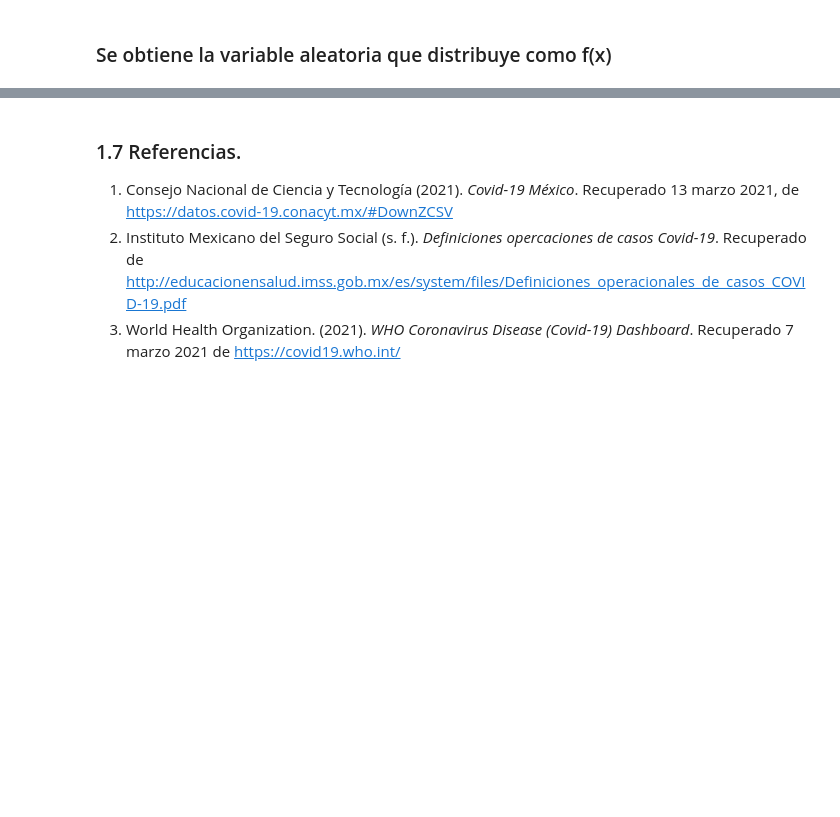
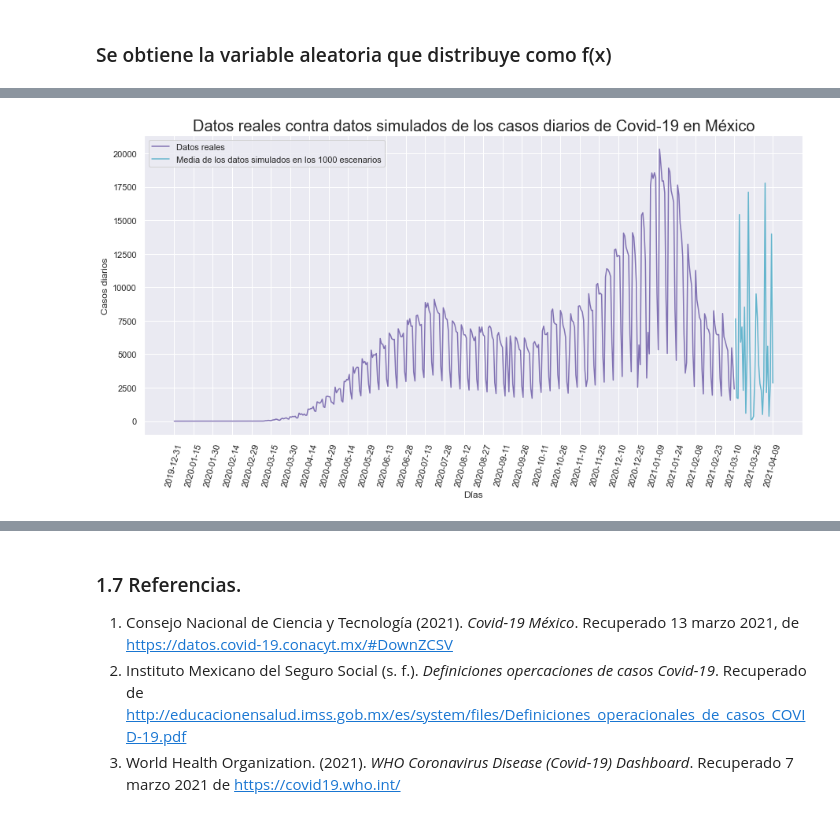
Before and after one commit to Miriam1999/proyecto_modulo1, a Jupyter notebook: ProyectoModulo1_MedellínM_OrtizM.ipynb, the cells around one changed output, grey strips where cells are left out. Saved outputs shown, nothing was run; the diff lists cells and outputs as text; code cells hidden in the pictures; blank space fills up the shorter version.

```diff
--- a/ProyectoModulo1_MedellínM_OrtizM.ipynb
+++ b/ProyectoModulo1_MedellínM_OrtizM.ipynb
@@ -227,0 +249,11 @@ stats.chisquare(f_obs=observada, f_exp=esperada,axis=0)
+# %%
+escenarios, dias = 10000, 30
+choice = np.random.choice
+confirmados_esperados = np.array(list(map(lambda x: np.array(list(map(lambda x:
+                                                                      choice(V_A).astype("int"),range(escenarios))))[500],range(dias))))
+# %%
+simulacion = pd.DataFrame(confirmados_esperados)
+simulacion.index = pd.to_datetime(simulacion.index, unit = "d", origin = pd.Timestamp(pd.to_datetime(data.index[-1]) +
+                                                                          datetime.timedelta(1)))
+simulacion.index = simulacion.index.astype("str")
+simulacion.head(10)
@@ -227,0 +272,12 @@ stats.chisquare(f_obs=observada, f_exp=esperada,axis=0)
+# %%
+plt.figure(figsize = (15, 7))
+plt.plot(data_confirmados, color = "m", label = "Datos reales")
+plt.plot(simulacion, color = "c", label = "Media de los datos simulados en los 1000 escenarios")
+plt.xlabel("Días", fontsize = 12)
+plt.ylabel("Casos diarios", fontsize = 12)
+plt.title("Datos reales contra datos simulados de los casos diarios de Covid-19 en México", fontsize = 20)
+plt.xticks(rotation = 75, ticks = np.arange(0, len(data_confirmados) + len(simulacion), 15))
+plt.legend()
+plt.show()
+# %% [output]
+[figure, added]
```
Also changed, not shown: parts of 12 cells of this notebook.
